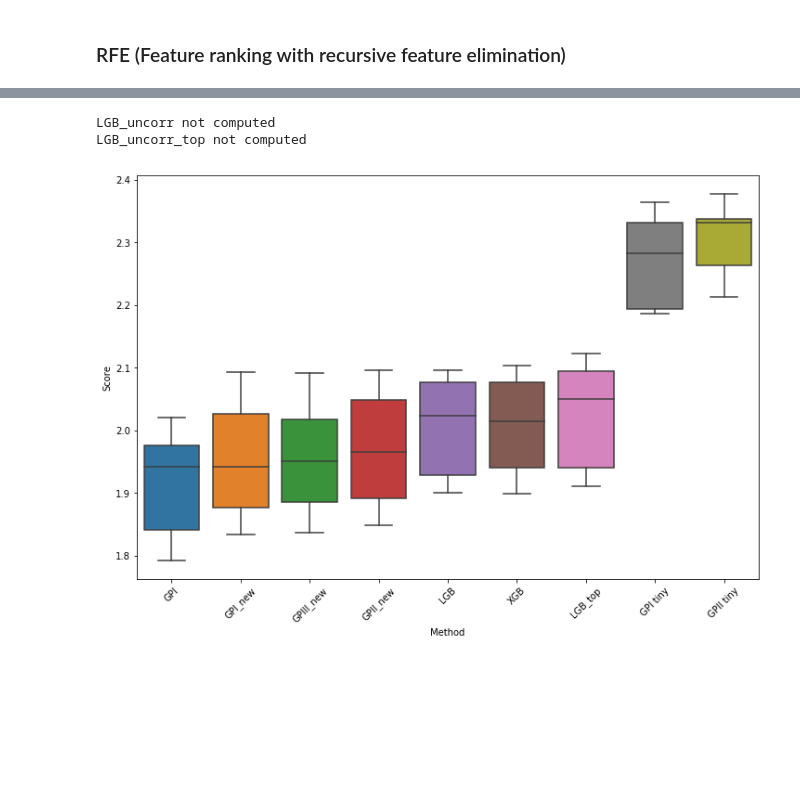
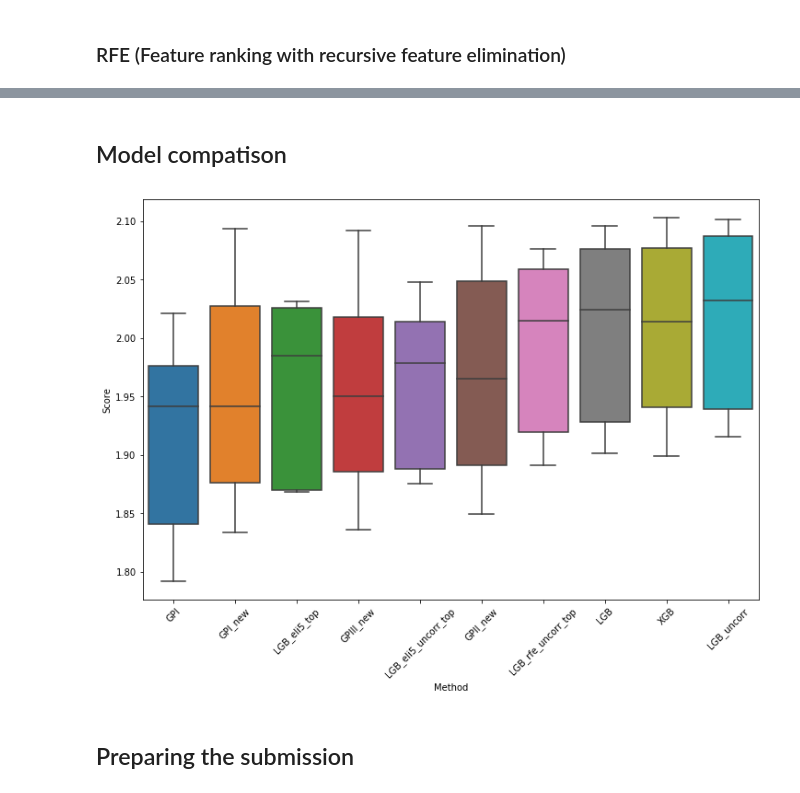
Before and after one commit to ricarddelgado/lanl-earthquake-kaggle, a Jupyter notebook: lanl_master_notebookv3.ipynb, the cells around one changed output, grey strips where cells are left out. Cells and saved outputs as stored; diff of their text form; code cells hidden in the pictures; blank space fills up the shorter version.

```diff
--- a/lanl_master_notebookv3.ipynb
+++ b/lanl_master_notebookv3.ipynb
@@ -638,12 +627,10 @@ eli5.show_weights(perm, top=50, feature_names=X_train_scaled.columns.values.toli
 # %%
-top_num_features = 40
-top_features = [i for i in eli5.formatters.as_dataframe.explain_weights_df(model).feature if 'BIAS' not in i][:top_num_features]
-oof_lgb_top, prediction_lgb_top, scores_lgb_top, feature_importance_lgb_top = train_model(
+oof_lgb_eli5_top, prediction_lgb_eli5_top, scores_lgb_eli5_top = train_model(
     X=X_train_scaled[top_features],
     X_test=X_test_scaled[top_features],
     y=y_tr,
     folds=folds_models,
     params=params_lgb,
     model_type='lgb',
-    show_scatter=False)
+    compute_feature_importance=False)
 # %% [output]
@@ -980,0 +643,2 @@ CV mean score: 2.0148, std: 0.0757.
+# %%
+recompute_eli5_uncorr = False
@@ -980,0 +681,9 @@ CV mean score: 2.0148, std: 0.0757.
+# %%
+oof_lgb_eli5_uncorr_top, prediction_lgb_eli5_uncorr_top, scores_lgb_eli5_uncorr_top = train_model(
+    X=X_train_scaled_uncorr[top_features],
+    X_test=X_test_scaled_uncorr[top_features],
+    y=y_tr,
+    folds=folds_models,
+    params=params_lgb_uncorr,
+    model_type='lgb',
+    compute_feature_importance=False)
@@ -1077,0 +803,8 @@ oof_lgb_uncorr_top, prediction_lgb_uncorr_top, scores_lgb_uncorr_top, feature_im
+# %%
+oof_lgb_rfe_uncorr_top, prediction_lgb_rfe_uncorr_top, scores_lgb_rfe_uncorr_top = train_model(X=X_train1,
+    X_test=X_test1,
+    y=y_tr.values.reshape(-1, ),
+    params=params_lgb_rfe_uncorr_top,
+    folds=folds_models,
+    model_type='lgb_sq',
+    compute_feature_importance=False)
@@ -1078,3 +818,5 @@ oof_lgb_uncorr_top, prediction_lgb_uncorr_top, scores_lgb_uncorr_top, feature_im
+# %% [markdown]
+## Model compatison
 # %%
 plt.figure(figsize=(12, 8));
 scores_df = pd.DataFrame()
@@ -1084,56 +826,52 @@ try:
 except NameError:
     print('LGB not computed')
 try:
-    scores_df['LGB_top'] = scores_lgb_top
+    scores_df['LGB_eli5_top'] = scores_lgb_eli5_top
 except NameError:
-    print('LGB_top not computed')
+    print('LGB_eli5_top not computed')
 try:
     scores_df['LGB_uncorr'] = scores_lgb_uncorr
 except NameError:
     print('LGB_uncorr not computed')
 try:
-    scores_df['LGB_uncorr_top'] = scores_lgb_uncorr_top
+    scores_df['LGB_eli5_uncorr_top'] = scores_lgb_eli5_uncorr_top
 except NameError:
-    print('LGB_uncorr_top not computed')
+    print('LGB_eli5_uncorr_top not computed')
+try:
+    scores_df['LGB_rfe_uncorr_top'] = scores_lgb_rfe_uncorr_top
+except NameError:
+    print('LGB_rfe_uncorr_top not computed')
 try:
     scores_df['XGB'] = scores_xgb
 except NameError:
     print('XGB not computed')
 try:
     scores_df['GPI'] = scores_gpi
 except NameError:
     print('GPI not computed')
 try:
     scores_df['GPI_new'] = scores_gpi_new
 except NameError:
     print('GPI_new not computed')
 try:
     scores_df['GPII_new'] = scores_gpii_new
 except NameError:
     print('GPII_new not computed')
 try:
     scores_df['GPIII_new'] = scores_gpiii_new
 except NameError:
     print('GPIII_new not computed')
-try:
-    scores_df['GPI tiny'] = scores_gpi_tiny
-except NameError:
-    print('GPI tiny not computed')
-try:
-    scores_df['GPII tiny'] = scores_gpii_tiny
-except NameError:
-    print('GPII tiny not computed')
 
 ax = sns.boxplot(data=scores_df.reindex(scores_df.mean().sort_values().index, axis=1));
 #ax.set(yscale="log")
 
 plt.xticks(rotation=45);
 plt.xlabel('Method');
 plt.ylabel('Score');
 # %% [output]
-LGB_uncorr not computed
-LGB_uncorr_top not computed
-[figure, old version]
+[figure, new version]
+# %% [markdown]
+## Preparing the submission
 # %%
 prediction_blend_gp = (prediction_gpi +
                     prediction_gpi_new +
```
Also changed, not shown: parts of 50 cells of this notebook.
